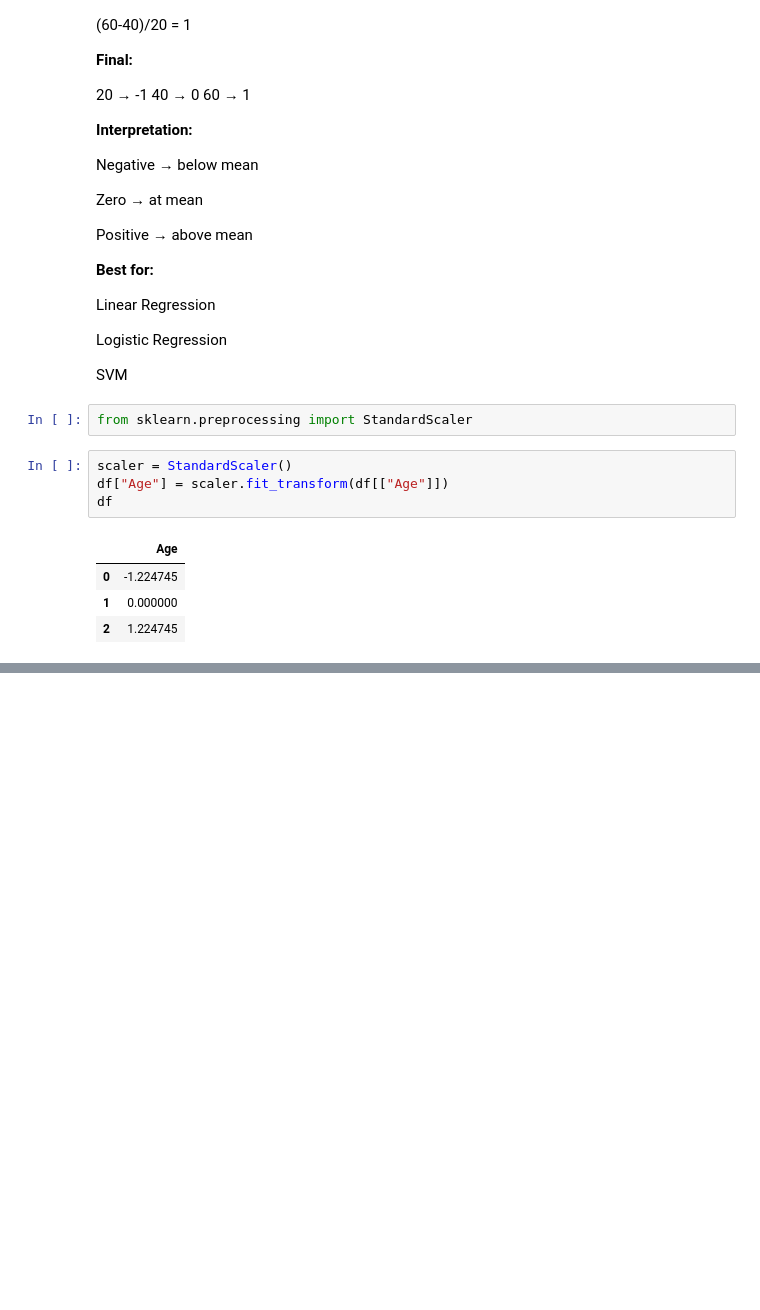
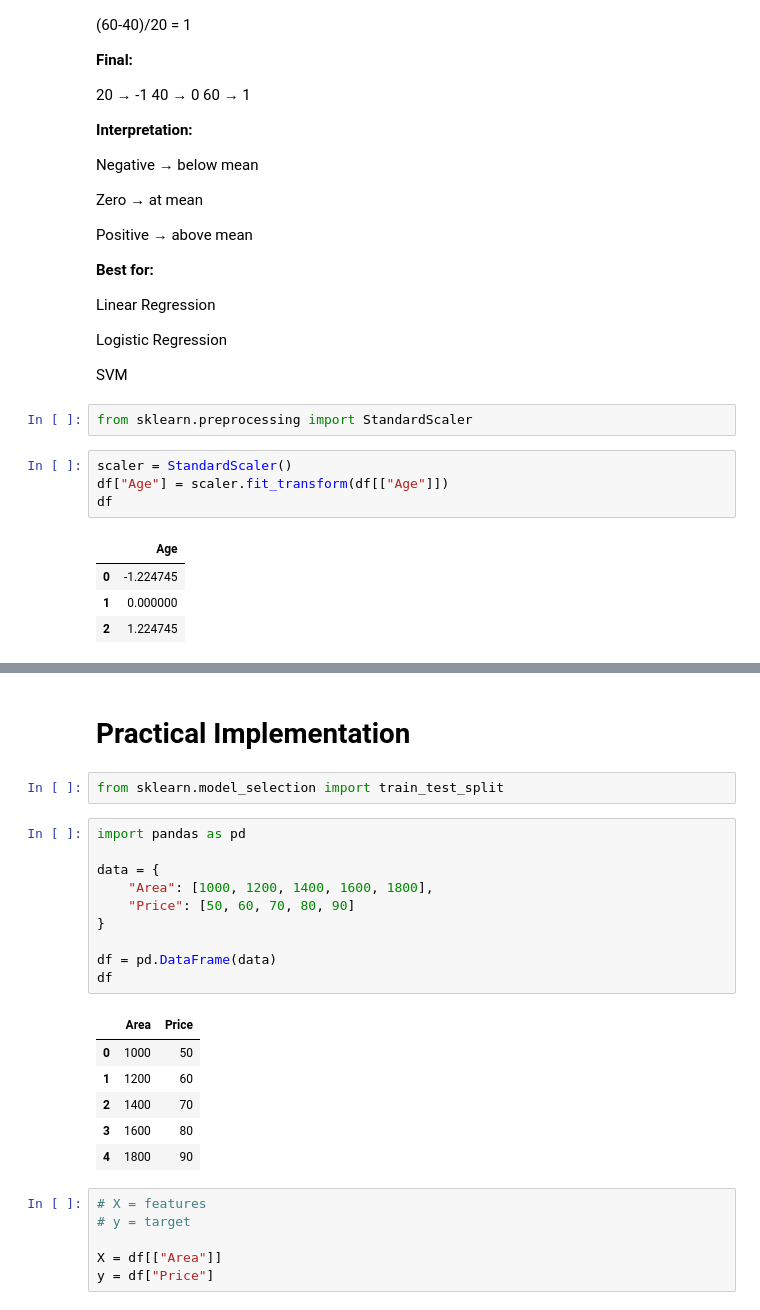
Before and after one commit to iamkhan49/Machine-Learning, a Jupyter notebook: Machine_Learning.ipynb, the cells around one changed output, grey strips where cells are left out. Drawn from its saved outputs; the diff is of its cells as text; blank space fills up the shorter version.

Commit message:
Completed Train/Test and Split

```diff
--- a/Machine_Learning.ipynb
+++ b/Machine_Learning.ipynb
@@ -1400,0 +1477,27 @@ Testing Data → Evaluate performance
+# %% [markdown]
+# Practical Implementation
+# %%
+from sklearn.model_selection import train_test_split
+# %%
+import pandas as pd
+
+data = {
+    "Area": [1000, 1200, 1400, 1600, 1800],
+    "Price": [50, 60, 70, 80, 90]
+}
+
+df = pd.DataFrame(data)
+df
+# %% [output]
+|  | Area | Price |
+| 0 | 1000 | 50 |
+| 1 | 1200 | 60 |
+| 2 | 1400 | 70 |
+| 3 | 1600 | 80 |
+| 4 | 1800 | 90 |
+# %%
+# X = features
+# y = target
+
+X = df[["Area"]]
+y = df["Price"]
```
Also changed, not shown: parts of 7 cells of this notebook.
